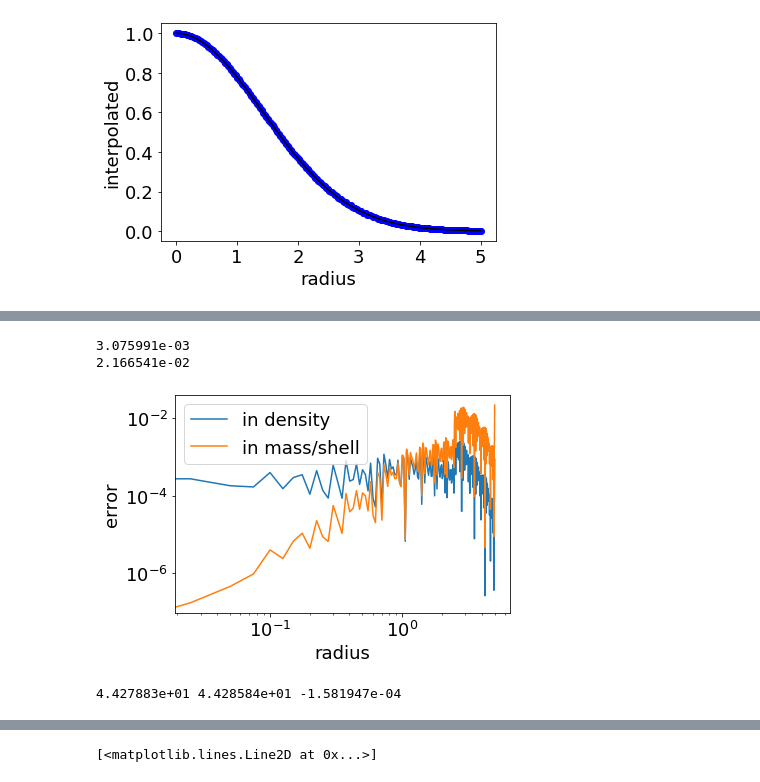
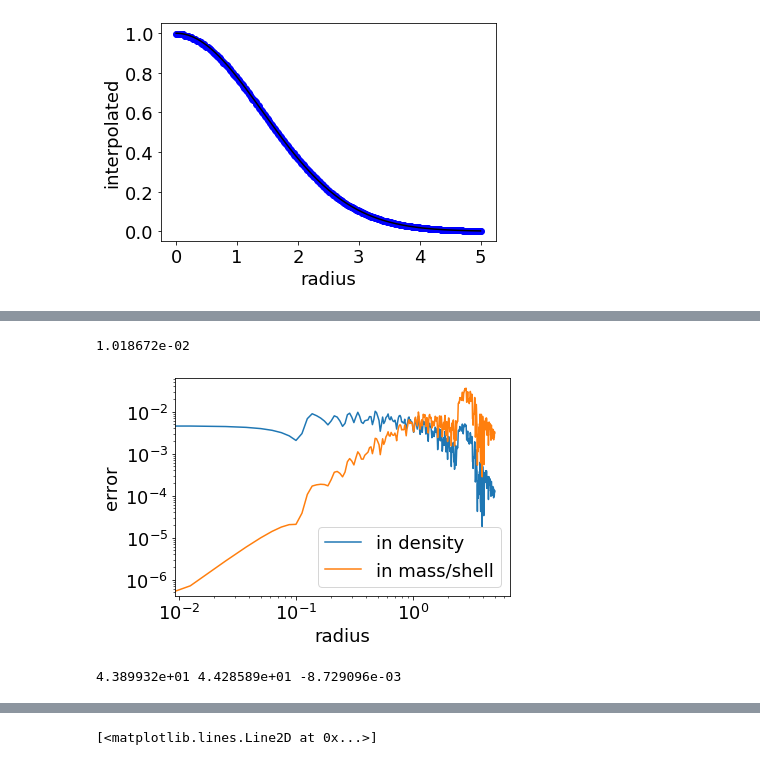
Before and after one commit to lanl/phoebus, a Jupyter notebook: scripts/jupyter/remapping-toy.ipynb, the cells around one changed output, grey strips where cells are left out. Drawn from its saved outputs; the diff is of its cells as text; code cells hidden in the pictures.

```diff
--- a/scripts/jupyter/remapping-toy.ipynb
+++ b/scripts/jupyter/remapping-toy.ipynb
@@ -13,10 +15,3 @@ NDIM = 3
-# %%
-rin = 0
-rout = 5
-#rout = 200
-N1D = 200
-grid1d = np.linspace(rin, rout, N1D)
-dr1d = grid1d[1] - grid1d[0]
 # %%
 def pseudo2(r, dr):
     return np.maximum(dr*dr*np.ones_like(r), r**2)
@@ -355,10 +387,3 @@ class SphericalAverage:
         else:
             raise ValueError("Unknown average type")
         print("Done")
-# %%
-savg = SphericalAverage(5, 200, [64, 16, 16], [2, 2, 2],
-                        [[0,0,0],[0,1,0],[0,0,1],[0,1,1]],
-                        avg_type='mass',
-                        cell_fac = 5,
-                        eps = 1,
-                        sigma=1)
@@ -369,0 +390,13 @@ Done
+# %%
+avg_type = 'mass'
+do_cartesian = True
+sigma = 1
+
+if do_cartesian:
+    savg = SphericalAverage(5, 400, [32, 32, 32], [4, 4, 4],
+                            [[1,1,1],[1,1,2],[1,2,1],[2,1,1], [1,2,2],[2,1,2],[2,2,1],[2,2,2]],
+                            avg_type=avg_type, cartesian=do_cartesian, sigma=sigma)
+else:
+    savg = SphericalAverage(5, 400, [128, 16, 16], [2, 2, 2],
+                            [[0,0,0],[0,0,1],[0,1,0],[0,1,1]],
+                            avg_type=avg_type, cartesian=do_cartesian, sigma=sigma)
@@ -394,25 +424,24 @@ plt.plot(savg.grid1d,savg.grid1d*savg.grid1d*savg.y_monopole,'k-')
 # %%
 delta_y = savg.y_avgd - savg.y_monopole
-err = np.minimum(np.abs(delta_y),np.abs(delta_y)/(savg.y_monopole + 1e-12))
+err = np.minimum(np.abs(delta_y),np.abs(delta_y)/(savg.y_monopole + 1e-20))
 print('%e' % err.max())
 plt.loglog(savg.grid1d, err,label='in density')
 
 delta_y = savg.grid1d*savg.grid1d*(savg.y_avgd - savg.y_monopole)
-err = np.minimum(np.abs(delta_y),np.abs(delta_y)/(savg.grid1d*savg.grid1d*savg.y_monopole + 1e-12))
-print('%e' % err.max())
+err = np.minimum(np.abs(delta_y),np.abs(delta_y)/(savg.grid1d*savg.grid1d*savg.y_monopole + 1e-20))
+plt.ylabel(r'error$/$factor$^2$')
 plt.loglog(savg.grid1d, err,label='in mass/shell')
 
 plt.xlabel('radius')
 plt.ylabel('error')
 plt.legend()
 plt.savefig('density_v_mass_in_shell.png',bbox_inches='tight')
 # %% [output]
-3.075991e-03
-2.166541e-02
+1.018672e-02
-[figure, old version]
+[figure, new version]
 # %%
 mass_avgd = integrate.trapz(4*np.pi*savg.grid1d**2*savg.y_avgd,x=savg.grid1d)
-mass_orig = integrate.trapz(4*np.pi*grid1d**2*savg.y_monopole,x=grid1d)
+mass_orig = integrate.trapz(4*np.pi*savg.grid1d**2*savg.y_monopole,x=savg.grid1d)
 print("%e %e %e" % (mass_avgd, mass_orig, (mass_avgd - mass_orig)/mass_orig))
 # %% [output]
-4.427883e+01 4.428584e+01 -1.581947e-04
+4.389932e+01 4.428589e+01 -8.729096e-03
```
Also changed, not shown: parts of 11 cells of this notebook.
